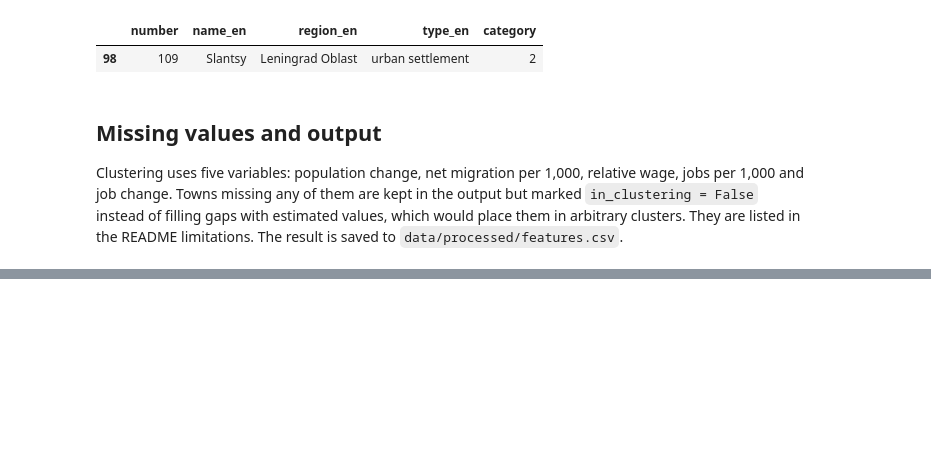
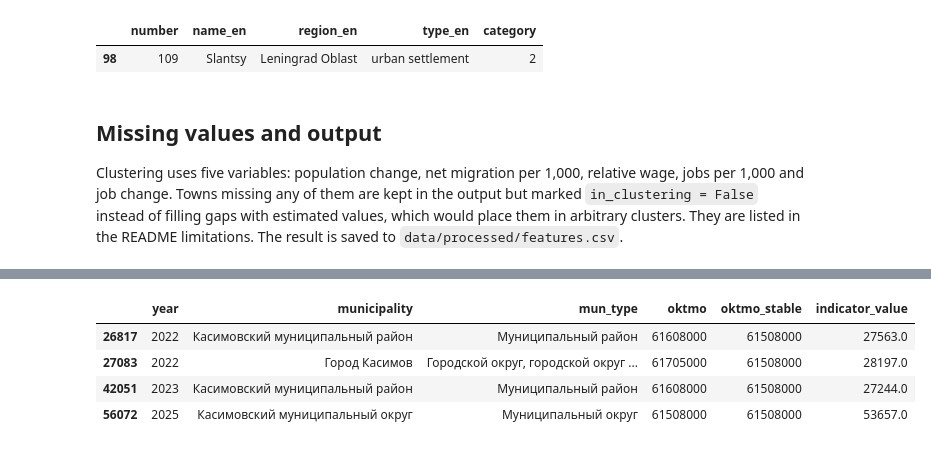
Before and after one commit to evelina-kalugina/-russian-monotowns-typology, a Jupyter notebook: notebooks/03_features.ipynb, the cells around one changed output, grey strips where cells are left out. Cells and saved outputs as stored; diff of their text form; code cells hidden in the pictures; blank space fills up the shorter version.

```diff
--- a/notebooks/03_features.ipynb
+++ b/notebooks/03_features.ipynb
@@ -617,0 +668,10 @@ print(features[out_cols].shape)
+# %%
+# temporary: which Kasimov units exist in each year?
+k = pop[pop["year"].isin([2022, 2023, 2025]) & pop["municipality"].str.contains("Касимов", na=False)]
+k[["year", "municipality", "mun_type", "oktmo", "oktmo_stable", "indicator_value"]].sort_values(["year", "oktmo"])
+# %% [output]
+|  | year | municipality | mun_type | oktmo | oktmo_stable | indicator_value |
+| 26817 | 2022 | Касимовский муниципальный район | Муниципальный район | 61608000 | 61508000 | 27563.0 |
+| 27083 | 2022 | Город Касимов | Городской округ, городской округ ... | 61705000 | 61508000 | 28197.0 |
+| 42051 | 2023 | Касимовский муниципальный район | Муниципальный район | 61608000 | 61508000 | 27244.0 |
+| 56072 | 2025 | Касимовский муниципальный округ | Муниципальный округ | 61508000 | 61508000 | 53657.0 |
```
Also changed, not shown: parts of 7 cells of this notebook, 2 other files.
